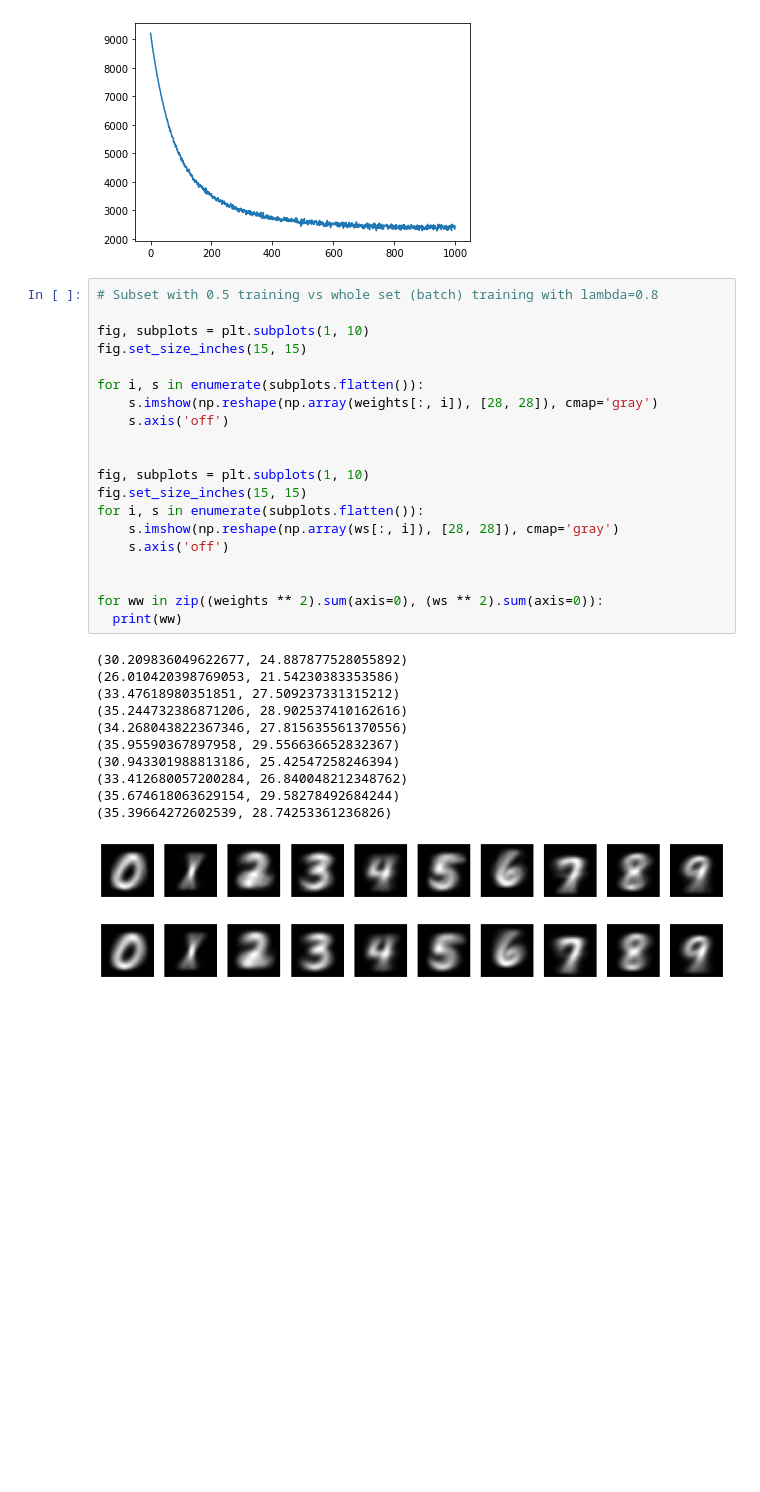
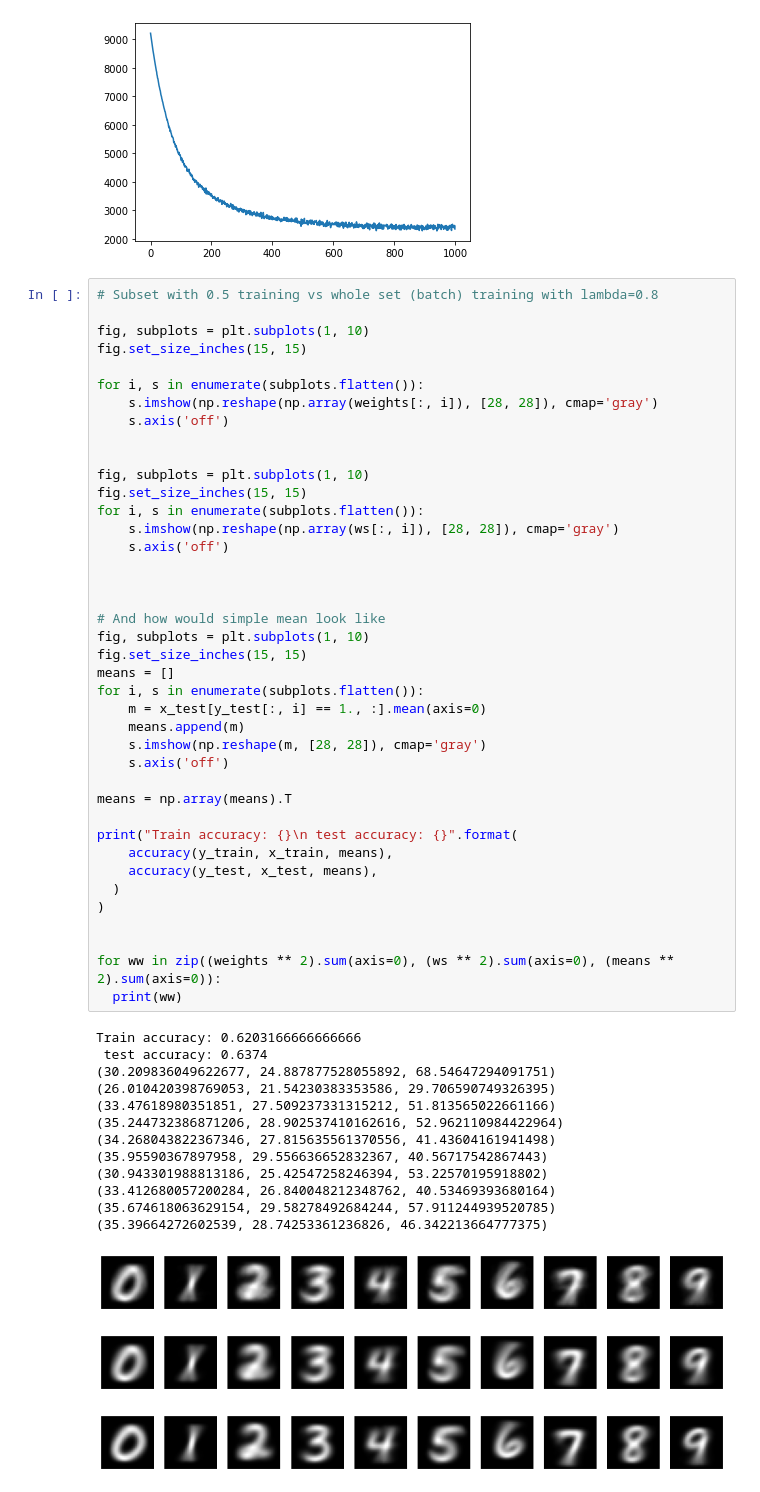
Before and after one commit to stiepan/MLCourse, a Jupyter notebook: softmax_(5).ipynb, the cells around one changed output. Cells and saved outputs as stored; diff of their text form; blank space fills up the shorter version.

Commit message:
compare softmax with simply taking the mean

```diff
--- a/softmax_(5).ipynb
+++ b/softmax_(5).ipynb
@@ -266,33 +266,56 @@ Train accuracy: 0.8371333333333333
 # %%
 # Subset with 0.5 training vs whole set (batch) training with lambda=0.8
 
 fig, subplots = plt.subplots(1, 10)
 fig.set_size_inches(15, 15)
 
 for i, s in enumerate(subplots.flatten()):
     s.imshow(np.reshape(np.array(weights[:, i]), [28, 28]), cmap='gray')
     s.axis('off')
 
 
 fig, subplots = plt.subplots(1, 10)
 fig.set_size_inches(15, 15)
 for i, s in enumerate(subplots.flatten()):
     s.imshow(np.reshape(np.array(ws[:, i]), [28, 28]), cmap='gray')
     s.axis('off')
 
 
-for ww in zip((weights ** 2).sum(axis=0), (ws ** 2).sum(axis=0)):
+
+# And how would simple mean look like
+fig, subplots = plt.subplots(1, 10)
+fig.set_size_inches(15, 15)
+means = []
+for i, s in enumerate(subplots.flatten()):
+    m = x_test[y_test[:, i] == 1., :].mean(axis=0)
+    means.append(m)
+    s.imshow(np.reshape(m, [28, 28]), cmap='gray')
+    s.axis('off')
+
+means = np.array(means).T
+
+print("Train accuracy: {}\n test accuracy: {}".format(
+    accuracy(y_train, x_train, means),
+    accuracy(y_test, x_test, means),
+  )
+)
+
+
+for ww in zip((weights ** 2).sum(axis=0), (ws ** 2).sum(axis=0), (means ** 2).sum(axis=0)):
   print(ww)
 # %% [output]
-(30.209836049622677, 24.887877528055892)
-(26.010420398769053, 21.54230383353586)
-(33.47618980351851, 27.509237331315212)
-(35.244732386871206, 28.902537410162616)
-(34.268043822367346, 27.815635561370556)
-(35.95590367897958, 29.556636652832367)
-(30.943301988813186, 25.42547258246394)
-(33.412680057200284, 26.840048212348762)
-(35.674618063629154, 29.58278492684244)
-(35.39664272602539, 28.74253361236826)
+Train accuracy: 0.6203166666666666
+ test accuracy: 0.6374
+(30.209836049622677, 24.887877528055892, 68.54647294091751)
+(26.010420398769053, 21.54230383353586, 29.706590749326395)
+(33.47618980351851, 27.509237331315212, 51.813565022661166)
+(35.244732386871206, 28.902537410162616, 52.962110984422964)
+(34.268043822367346, 27.815635561370556, 41.43604161941498)
+(35.95590367897958, 29.556636652832367, 40.56717542867443)
+(30.943301988813186, 25.42547258246394, 53.22570195918802)
+(33.412680057200284, 26.840048212348762, 40.53469393680164)
+(35.674618063629154, 29.58278492684244, 57.911244939520785)
+(35.39664272602539, 28.74253361236826, 46.342213664777375)
 [figure]
 [figure]
+[figure, added]
```
Also changed, not shown: parts of 1 cell of this notebook.
